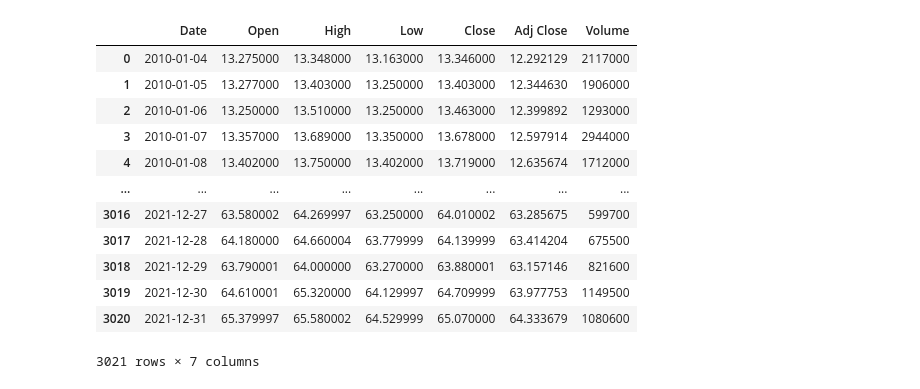
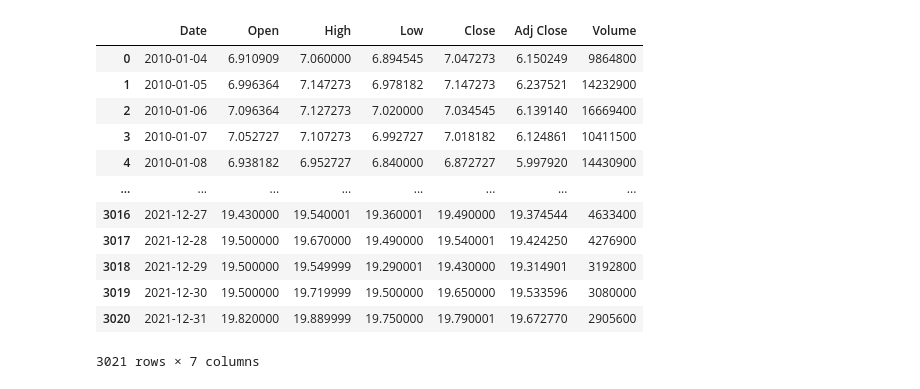
Before and after one commit to jeffreywhat/6103-NYSE-NSE-Set-Project, a Jupyter notebook: P1EDA.ipynb, the cells around one changed output. Drawn from its saved outputs; the diff is of its cells as text; code cells hidden in the pictures.

```diff
--- a/P1EDA.ipynb
+++ b/P1EDA.ipynb
@@ -26,19 +27,19 @@ dfHBDNY = pd.concat(dfHBDNY)
 # %%
-dfHBDNY = dfHBDNY.reset_index(drop=True)
+dfICNY = dfICNY.reset_index(drop=True)
-# %%
-dfHBDNY
-# %% [output]
-|  | Date | Open | High | Low | Close | Adj Close | Volume |
-| 0 | 2010-01-04 | 13.275000 | 13.348000 | 13.163000 | 13.346000 | 12.292129 | 2117000 |
-| 1 | 2010-01-05 | 13.277000 | 13.403000 | 13.250000 | 13.403000 | 12.344630 | 1906000 |
-| 2 | 2010-01-06 | 13.250000 | 13.510000 | 13.250000 | 13.463000 | 12.399892 | 1293000 |
-| 3 | 2010-01-07 | 13.357000 | 13.689000 | 13.350000 | 13.678000 | 12.597914 | 2944000 |
-| 4 | 2010-01-08 | 13.402000 | 13.750000 | 13.402000 | 13.719000 | 12.635674 | 1712000 |
-| ... | ... | ... | ... | ... | ... | ... | ... |
-| 3016 | 2021-12-27 | 63.580002 | 64.269997 | 63.250000 | 64.010002 | 63.285675 | 599700 |
-| 3017 | 2021-12-28 | 64.180000 | 64.660004 | 63.779999 | 64.139999 | 63.414204 | 675500 |
-| 3018 | 2021-12-29 | 63.790001 | 64.000000 | 63.270000 | 63.880001 | 63.157146 | 821600 |
-| 3019 | 2021-12-30 | 64.610001 | 65.320000 | 64.129997 | 64.709999 | 63.977753 | 1149500 |
-| 3020 | 2021-12-31 | 65.379997 | 65.580002 | 64.529999 | 65.070000 | 64.333679 | 1080600 |
-3021 rows × 7 columns
+# %%
+dfICNY
+# %% [output]
+|  | Date | Open | High | Low | Close | Adj Close | Volume |
+| 0 | 2010-01-04 | 6.910909 | 7.060000 | 6.894545 | 7.047273 | 6.150249 | 9864800 |
+| 1 | 2010-01-05 | 6.996364 | 7.147273 | 6.978182 | 7.147273 | 6.237521 | 14232900 |
+| 2 | 2010-01-06 | 7.096364 | 7.127273 | 7.020000 | 7.034545 | 6.139140 | 16669400 |
+| 3 | 2010-01-07 | 7.052727 | 7.107273 | 6.992727 | 7.018182 | 6.124861 | 10411500 |
+| 4 | 2010-01-08 | 6.938182 | 6.952727 | 6.840000 | 6.872727 | 5.997920 | 14430900 |
+| ... | ... | ... | ... | ... | ... | ... | ... |
+| 3016 | 2021-12-27 | 19.430000 | 19.540001 | 19.360001 | 19.490000 | 19.374544 | 4633400 |
+| 3017 | 2021-12-28 | 19.500000 | 19.670000 | 19.490000 | 19.540001 | 19.424250 | 4276900 |
+| 3018 | 2021-12-29 | 19.500000 | 19.549999 | 19.290001 | 19.430000 | 19.314901 | 3192800 |
+| 3019 | 2021-12-30 | 19.500000 | 19.719999 | 19.500000 | 19.650000 | 19.533596 | 3080000 |
+| 3020 | 2021-12-31 | 19.820000 | 19.889999 | 19.750000 | 19.790001 | 19.672770 | 2905600 |
+3021 rows × 7 columns
 # %%
```
Also changed, not shown: parts of 17 cells of this notebook, 48 other files.
